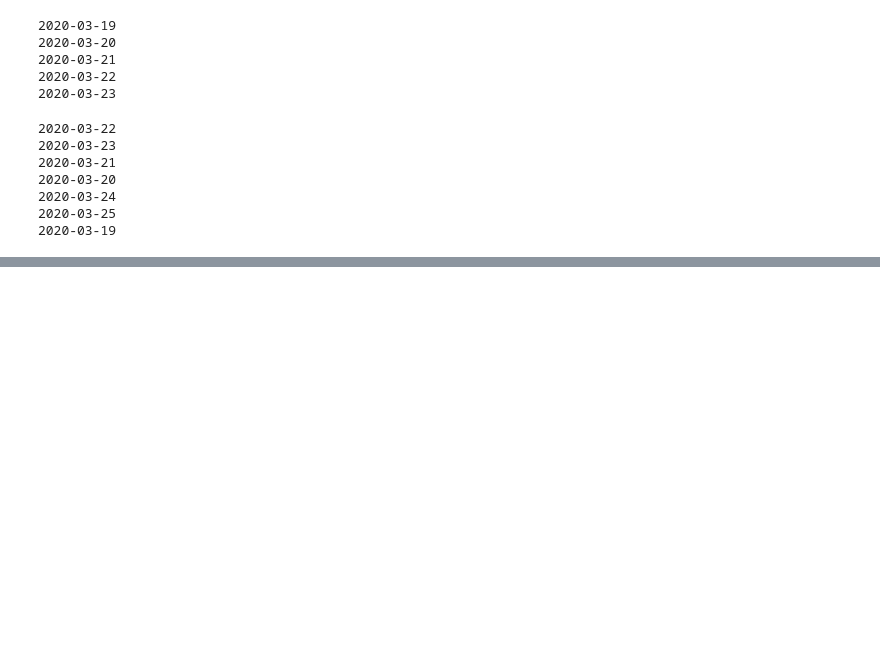
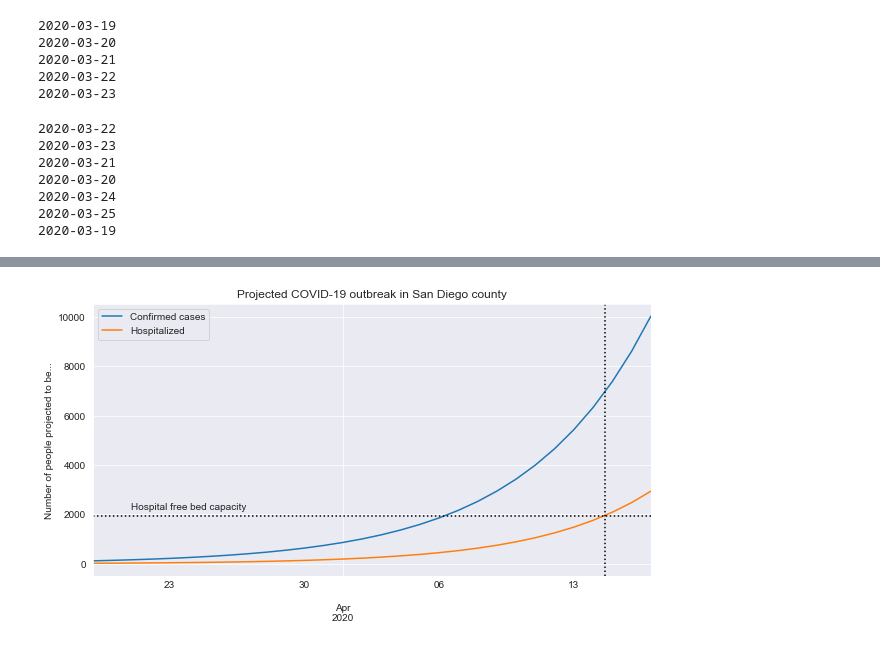
Before and after one commit to jasongfleischer/SanDiegoCountyCOVID19, a Jupyter notebook: San Diego Country Coronavirus History.ipynb, the cells around one changed output, grey strips where cells are left out. Saved outputs shown, nothing was run; the diff lists cells and outputs as text; code cells hidden in the pictures; blank space fills up the shorter version.

Commit message:
3/26 update; seems that they are changing the format of the website again

```diff
--- a/San Diego Country Coronavirus History.ipynb
+++ b/San Diego Country Coronavirus History.ipynb
@@ -133,0 +181,5 @@ plt.suptitle('San Diego county COVID-19 status');
+# %%
+doubling_time, ci95, icu_p_est, icu_p_cov = estimate_doubling_time(icu['2020-03-21':])
+print('Estimating doubling time on hospitalizations data from 2020-03-21 (first day ICU beds recorded) to {}'.format(today))
+print('Max likelihood estimate: {:4.3f} days'.format(doubling_time))
+print('95% confidence interval: {:4.3f} - {:4.3f} days'.format(doubling_time-ci95, doubling_time+ci95))
@@ -133,0 +193,11 @@ plt.suptitle('San Diego county COVID-19 status');
+# %%
+availbeds = 1950
+availicu = 800
+
+hospital_capacity = days_to_value(hosp_p_est,availbeds)
+#print('{:4.2f} days until hospital capacity reached'.format(hospital_capacity))
+print('Hospitals reach capacity on {}'.format(pd.Timestamp('2020-03-19') + pd.Timedelta('1 day')*hospital_capacity))
+
+icu_capacity = days_to_value(icu_p_est,availicu)
+#print('{:4.2f} days until ICU capacity reached'.format(icu_capacity))
+print('ICUs reach capacity on {}'.format(pd.Timestamp('2020-03-21') + pd.Timedelta('1 day')*icu_capacity))
@@ -133,0 +207,27 @@ plt.suptitle('San Diego county COVID-19 status');
+# %%
+projcases = pd.DataFrame(exfunc(range(0,30),case_p_est[0],case_p_est[1]),
+                        index=pd.date_range(start='2020-03-19',periods=30)
+                        ).astype(int)
+projhosp = pd.DataFrame(exfunc(range(0,30),hosp_p_est[0],hosp_p_est[1]),
+                        index=pd.date_range(start='2020-03-19',periods=30)
+                        ).astype(int)
+projicu = pd.DataFrame(exfunc(range(0,28),icu_p_est[0],icu_p_est[1]),
+                        index=pd.date_range(start='2020-03-21',periods=28)
+                        ).astype(int)
+
+projcases.columns = ['Confirmed cases']
+projhosp.columns = ['Hospitalized']
+projicu.columns = ['in ICU beds']
+
+projected = pd.merge(projcases,projhosp,left_index=True,right_index=True,how='outer')
+#projected = pd.merge(projected,projicu,left_index=True,right_index=True,how='outer')
+
+fig, ax = plt.subplots(figsize=(10, 5))
+projected.plot(title='Projected COVID-19 outbreak in San Diego county',ax=ax);
+plt.ylabel('Number of people projected to be...');
+plt.axhline(y=availbeds,linestyle=':',color='k');
+plt.axvline(x=ax.get_xbound()[0] + hospital_capacity, linestyle=':', color='k');
+ax.annotate('Hospital free bed capacity',
+            xy=(ax.get_xbound()[0]+2, 2200), xycoords='data', fontsize=10);
+# %% [output]
+[figure, added]
```
Also changed, not shown: parts of 13 cells of this notebook, 2 other files.
